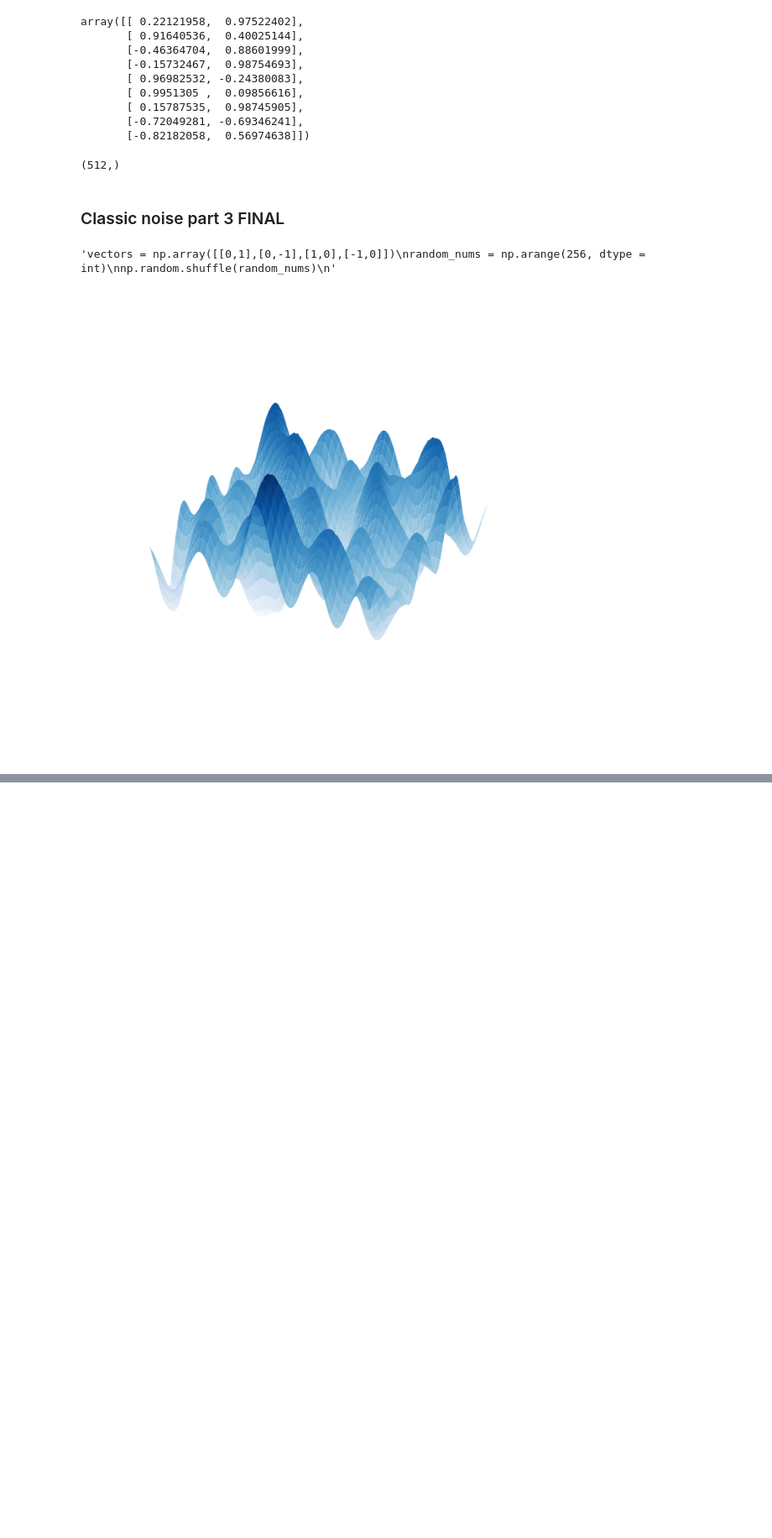
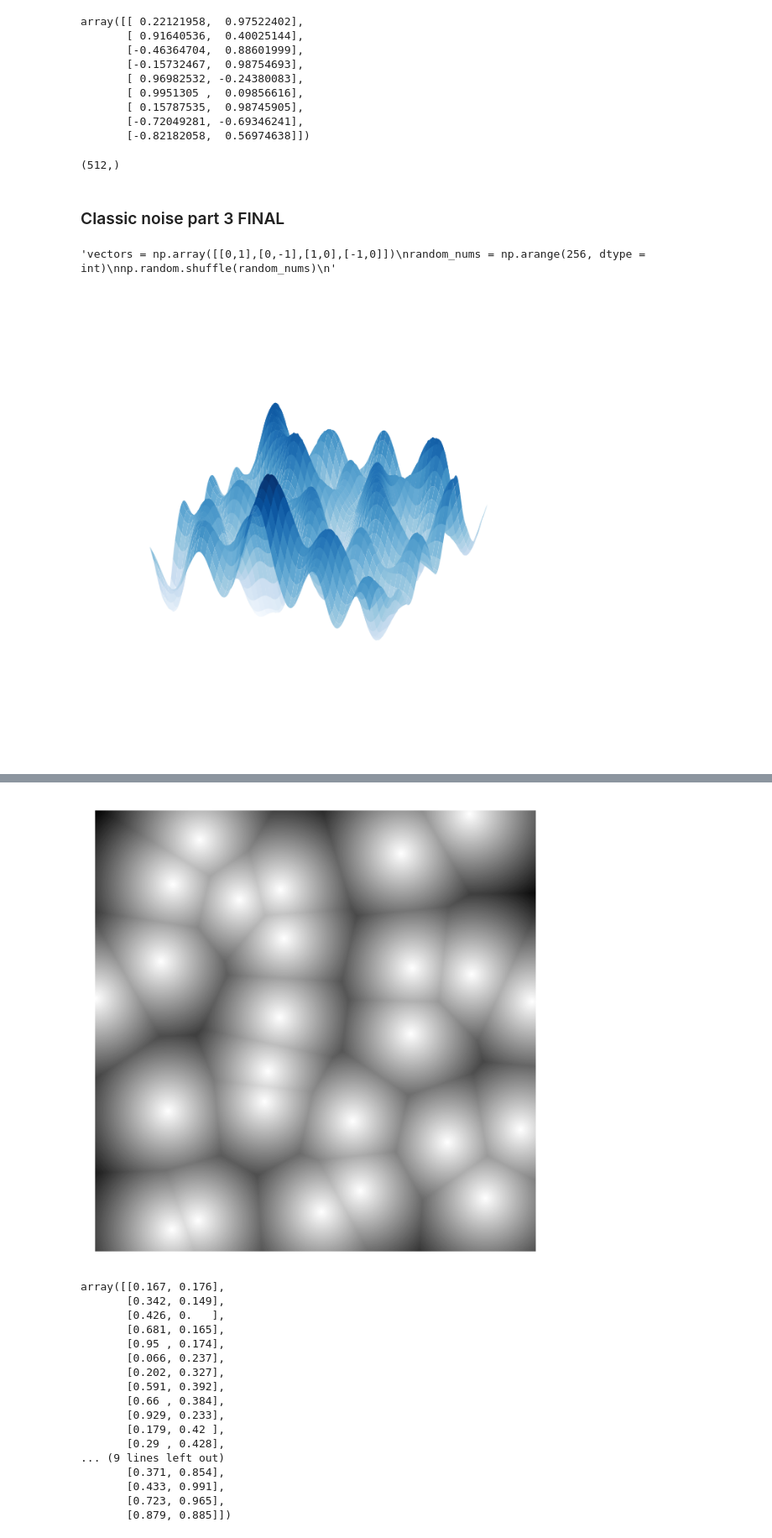
Before and after one commit to ReiYamahara/Miscellaneous-Pet-Projects, a Jupyter notebook: Fractal Landscapes/src/test_1.ipynb, the cells around one changed output, grey strips where cells are left out. Shown at 84% size. Cells and saved outputs as stored; diff of their text form; code cells hidden in the pictures; blank space fills up the shorter version.

```diff
--- a/Fractal Landscapes/src/test_1.ipynb
+++ b/Fractal Landscapes/src/test_1.ipynb
@@ -613,0 +633,80 @@ np.random.shuffle(random_nums)
+# %%
+pixels = 1000
+num_feature_points = 25
+x, y = np.mgrid[0:pixels, 0:pixels] / pixels
+z = np.ones((pixels, pixels))
+
+# np.random.seed(3)
+# we will start with 4 random points (also known as feature points)
+# not quite sure yet how to randomise... maybe there is a better method...?
+# look at methods to better randomise...
+'''feature_points = np.array([[0., 0.],
+    [0.2, 0.4],
+    [0.6, 0.2],
+    [0.8, 0.6]])'''
+
+# we will use some kind of box randomiser (not quite sure what the name is so I gave it one myself)
+# we will create a grid within the frame and each feature point is put inside each grid - its position within the grid is completely random
+# note that because of this, it is desirable to have square number of feature points
+# we have chosen this method of randomisation since we do not want any feature point being too close to another feature point
+
+# num_of_grids is the number of boxes in each axis
+num_of_grids = int(num_feature_points**(1/2))
+
+# step is the number of pixels between each grid point
+step = int(pixels / num_of_grids)
+a = np.array([step * x for x in range(num_of_grids)])
+grid_feature_points_x = np.random.randint([a for i in range(num_of_grids)], [a + int(pixels/num_of_grids) for i in range(num_of_grids)]) / pixels
+grid_feature_points_y = (np.random.randint([a for i in range(num_of_grids)], [a + int(pixels/num_of_grids) for i in range(num_of_grids)]) / pixels).T
+grid_feature_points_x = grid_feature_points_x.reshape(num_of_grids**2, 1)
+grid_feature_points_y = grid_feature_points_y.reshape(num_of_grids**2, 1)
+grid_feature_points = np.concatenate((grid_feature_points_x, grid_feature_points_y), axis = 1)
+
+# the leftover points can go wherever they want - completely randomised
+# preferably, we'd want no leftover points since it could result in feature points being too close together.
+num_leftover_points = num_feature_points - num_of_grids**2
+leftover_feature_points = np.random.randint(pixels, size = (num_leftover_points, 2)) / pixels
+
+#feature_points include all the feature points
+feature_points = np.concatenate((grid_feature_points, leftover_feature_points))
+
+# going through each point, calculating the closest feature point to each point and noting that distance.
+for feature_point in feature_points:
+    # could define a function that finds the euclidean distance between all the coordinates and the feature point...?
+    z = np.fmin(((x - feature_point[0])**2 + (y - feature_point[1])**2)**(1/2), z)
+    # what if I use the second closest feature point?
+
+plt.figure(dpi = 200)
+plt.imshow(z, cmap = 'binary') # binary, gray
+# plt.scatter(feature_points[:, 1] * pixels, feature_points[:, 0] * pixels, linewidths = 1)
+
+plt.axis('off')
+plt.show()
+
+'''
+fig = plt.figure(dpi = 200)
+ax = plt.axes(projection = '3d')
+ax.set_facecolor('beige')
+ax.axis('off')
+ax.plot_surface(x, y, z)
+'''
+feature_points
+# %% [output]
+[figure, added]
+array([[0.167, 0.176],
+       [0.342, 0.149],
+       [0.426, 0.   ],
+       [0.681, 0.165],
+       [0.95 , 0.174],
+       [0.066, 0.237],
+       [0.202, 0.327],
+       [0.591, 0.392],
+       [0.66 , 0.384],
+       [0.929, 0.233],
+       [0.179, 0.42 ],
+       [0.29 , 0.428],
+... (9 lines left out)
+       [0.371, 0.854],
+       [0.433, 0.991],
+       [0.723, 0.965],
+       [0.879, 0.885]])
```
Also changed, not shown: parts of 8 cells of this notebook, 9 other files.
